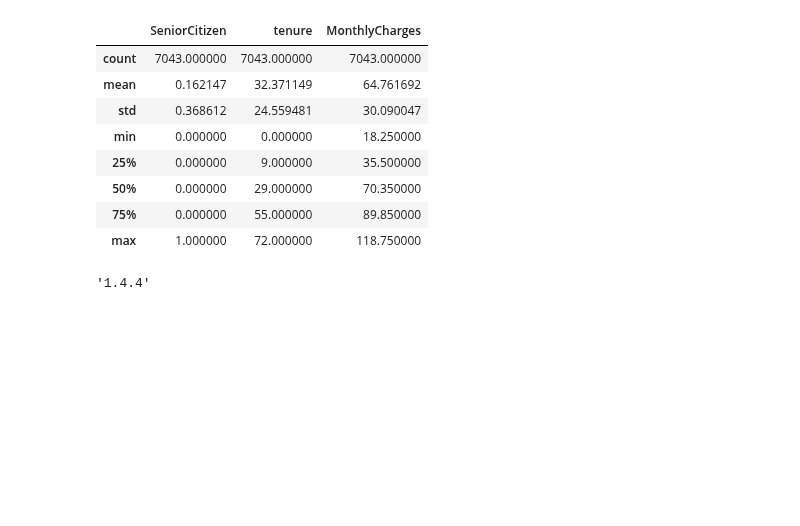
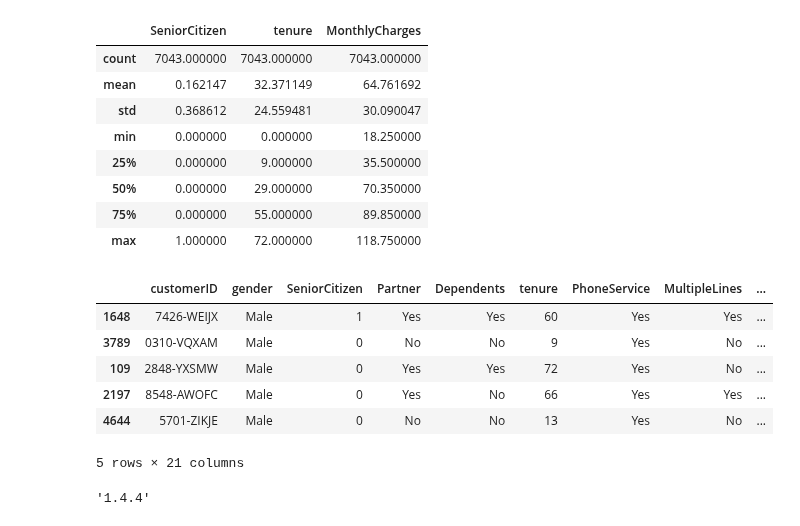
Before and after one commit to masendhy/basic_plot, a Jupyter notebook: basic_plot copy.ipynb, the cells around one changed output. Drawn from its saved outputs; the diff is of its cells as text; code cells hidden in the pictures; blank space fills up the shorter version.

Commit message:
sample added

```diff
--- a/basic_plot copy.ipynb
+++ b/basic_plot copy.ipynb
@@ -28,6 +28,16 @@ df.describe()
 | 50% | 0.000000 | 29.000000 | 70.350000 |
 | 75% | 0.000000 | 55.000000 | 89.850000 |
 | max | 1.000000 | 72.000000 | 118.750000 |
+# %%
+df.sample(5)
+# %% [output]
+|  | customerID | gender | SeniorCitizen | Partner | Dependents | tenure | PhoneService | MultipleLines | ... |
+| 1648 | 7426-WEIJX | Male | 1 | Yes | Yes | 60 | Yes | Yes | ... |
+| 3789 | 0310-VQXAM | Male | 0 | No | No | 9 | Yes | No | ... |
+| 109 | 2848-YXSMW | Male | 0 | Yes | Yes | 72 | Yes | No | ... |
+| 2197 | 8548-AWOFC | Male | 0 | Yes | No | 66 | Yes | Yes | ... |
+| 4644 | 5701-ZIKJE | Male | 0 | No | No | 13 | Yes | No | ... |
+5 rows × 21 columns
 # %%
 pd.__version__
 # %% [output]
```
